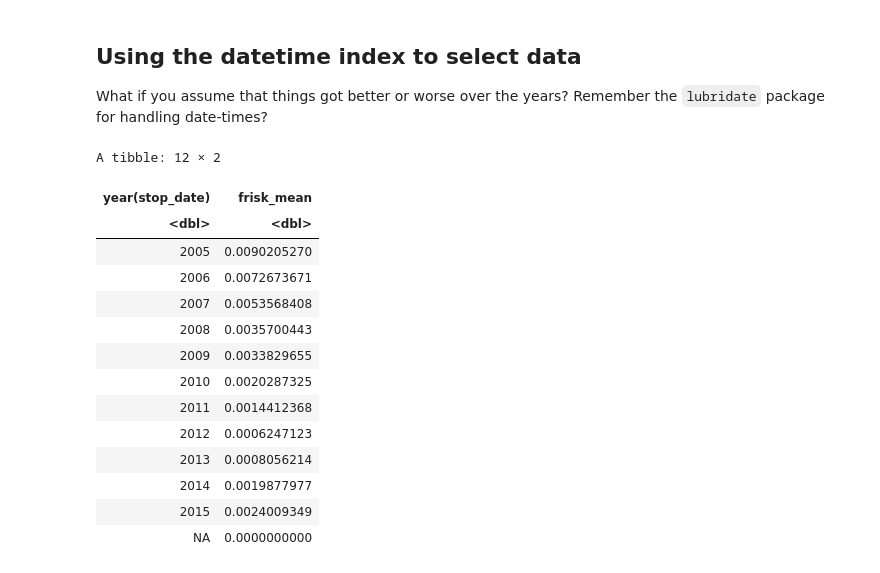
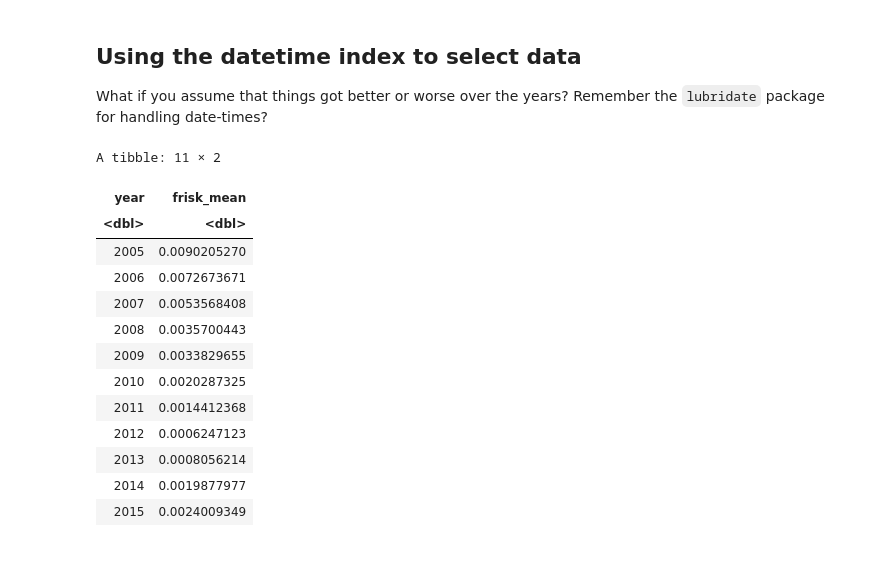
Before and after one commit to apla14/M1-2019, a Jupyter notebook: notebooks/M1_1_datamunging_R_translation.ipynb, the cells around one changed output. Drawn from its saved outputs; the diff is of its cells as text; code cells hidden in the pictures.

```diff
--- a/notebooks/M1_1_datamunging_R_translation.ipynb
+++ b/notebooks/M1_1_datamunging_R_translation.ipynb
@@ -372,10 +376,10 @@ library(lubridate)
 # %%
 data %>%
-group_by(year(stop_date)) %>%
+group_by(year) %>%
 summarize(frisk_mean = frisk %>% mean())
 # %% [output]
-A tibble: 12 × 2
+A tibble: 11 × 2
-| year(stop_date) | frisk_mean |
+| year | frisk_mean |
 | <dbl> | <dbl> |
 | 2005 | 0.0090205270 |
 | 2006 | 0.0072673671 |
@@ -388,4 +392,3 @@ A tibble: 12 × 2
 | 2013 | 0.0008056214 |
 | 2014 | 0.0019877977 |
 | 2015 | 0.0024009349 |
-| NA | 0.0000000000 |
```
Also changed, not shown: parts of 17 cells of this notebook.
